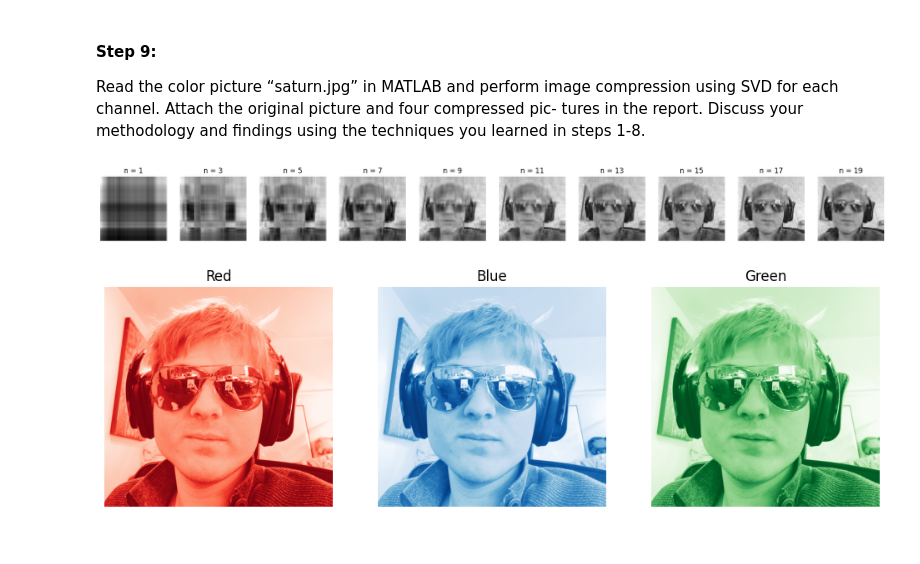
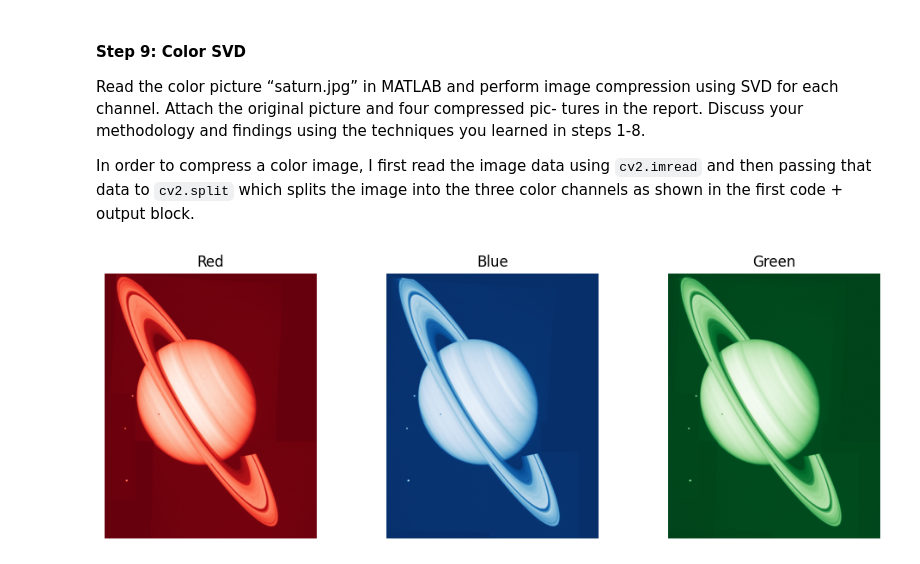
Before and after one commit to kmhswimgirl/svd_compression, a Jupyter notebook: svd_doc.ipynb, the cells around one changed output. Cells and saved outputs as stored; diff of their text form; code cells hidden in the pictures.

```diff
--- a/svd_doc.ipynb
+++ b/svd_doc.ipynb
@@ -74,0 +78,20 @@ attach all four compressed pictures in the report.
+# %%
+# for grayscale images / output
+def svd_gs(image, sv):
+    img = cv2.imread(image, cv2.IMREAD_GRAYSCALE)
+    U, S, Vt = np.linalg.svd(img, full_matrices=False)
+    gs_img = np.matrix(U[:,:sv]) * np.diag(S[:sv]) * np.matrix(Vt[:sv,:])
+    return gs_img
+
+# showing the effect after adding 5 more singular values each frame
+plt.figure(figsize=(24,4))
+start, end, step = 1, 20, 5
+
+for i in range(start, end, step):
+    plt.subplot(1, (end - start) // step + 1, (i - start) // step + 1)
+    img_gs = svd_gs(img_moon, i) # does the svd compression
+    plt.imshow(img_gs, cmap='grey')
+    plt.title('n = %s' % i)
+    plt.axis('off')
+
+plt.show()
@@ -93,47 +199,28 @@ k for your image. Attach the plot in the report and discuss your findings
 # %% [markdown]
 
-#### Step 9:
+#### Step 9: Color SVD
 Read the color picture “saturn.jpg” in MATLAB and perform image compression
 using SVD for each channel. Attach the original picture and four compressed pic-
 tures in the report. Discuss your methodology and findings using the techniques
 you learned in steps 1-8.
+
+In order to compress a color image, I first read the image data using `cv2.imread` and then passing that data to `cv2.split` which splits the image into the three color channels as shown in the first code + output block.
-# %%
-# for grayscale images / output
-def svd_gs(image, sv):
-    img = cv2.imread(image, cv2.IMREAD_GRAYSCALE)
-    U, S, Vt = np.linalg.svd(img, full_matrices=False)
-    gs_img = np.matrix(U[:,:sv]) * np.diag(S[:sv]) * np.matrix(Vt[:sv,:])
-    return gs_img
-
-# showing the effect after adding 5 more singular values each frame
-plt.figure(figsize=(24,4))
-start, end, step = 1, 20, 2
-
-for i in range(start, end, step):
-    plt.subplot(1, (end - start) // step + 1, (i - start) // step + 1)
-    img_gs = svd_gs(img, i) # does the svd compression
-    plt.imshow(img_gs, cmap='grey')
-    plt.title('n = %s' % i)
-    plt.axis('off')
-
-plt.show()
-# %% [output]
-[figure, old version]
 # %%
-B, G, R = cv2.split(img_data) # splitting color channels
+saturn_img_data = cv2.imread(img_saturn)
+B, G, R = cv2.split(saturn_img_data) # splitting color channels using OpenCV
 
 colors = ['Red', 'Blue', 'Green']
 matrices = [R, B, G]
 
 plt.figure(figsize=(12, 4))
 for i in range(len((colors))):
     plt.subplot(1, 3, i+1)
     plt.title(colors[i])
     plt.imshow(matrices[i],cmap=f'{colors[i]}s_r')
     plt.axis('off')
 plt.show()
 # %% [output]
-[figure, old version]
+[figure, new version]
 # %%
 # Getting the singular values of the matrix S
 
```
Also changed, not shown: parts of 19 cells of this notebook, 2 other files.
